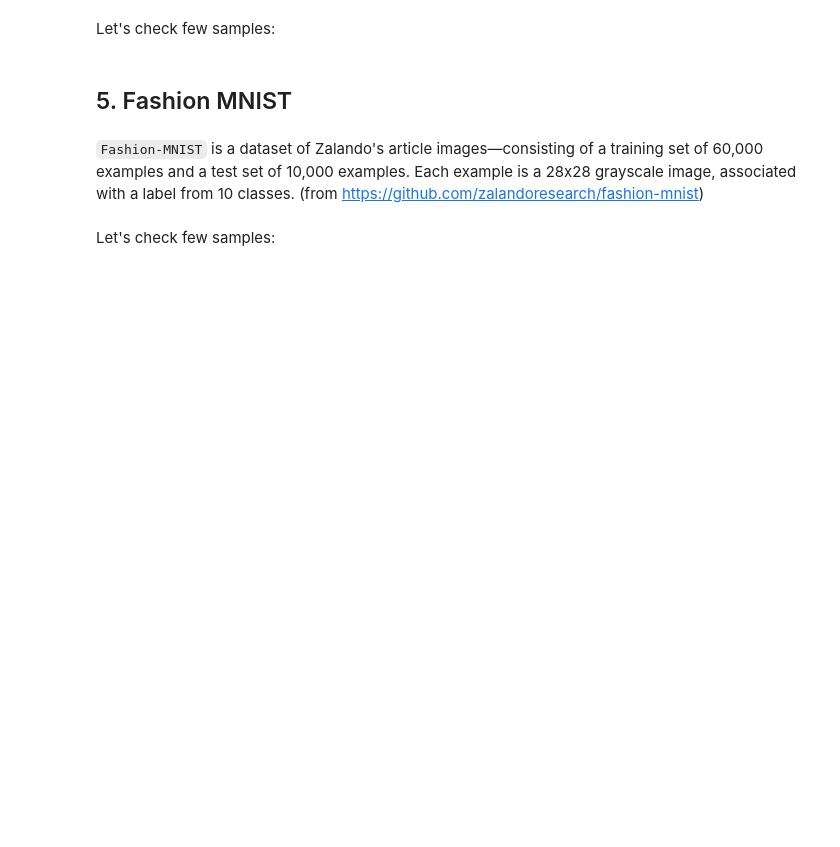
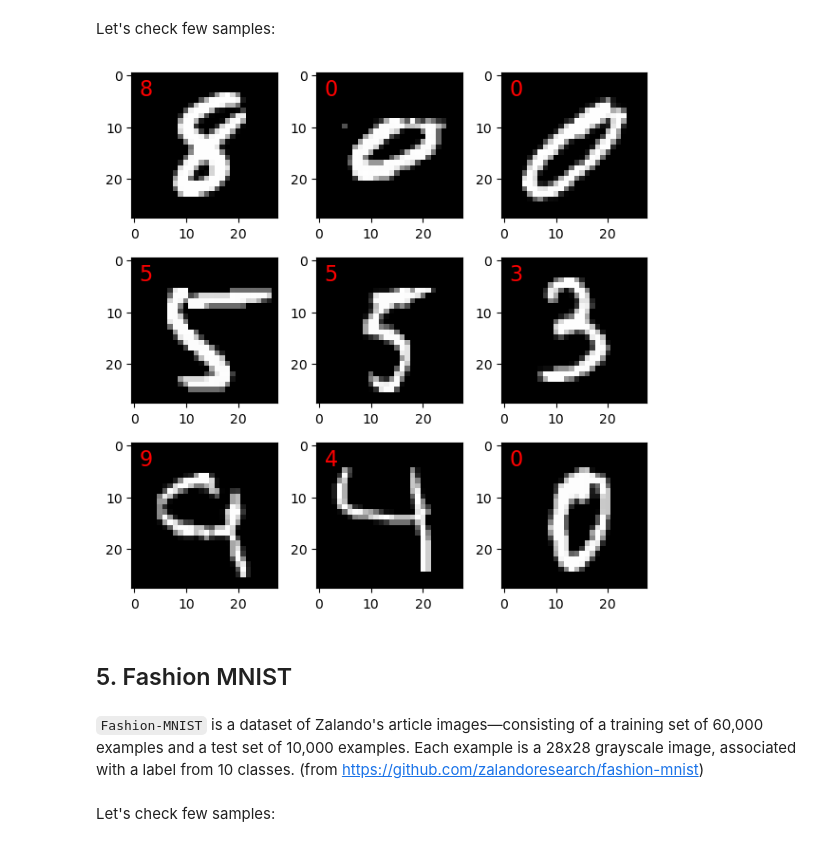
Before and after one commit to neworldemancer/DSF5, a Jupyter notebook: Course_2.ipynb, the cells around one changed output. Drawn from its saved outputs; the diff is of its cells as text; code cells hidden in the pictures; blank space fills up the shorter version.

```diff
--- a/Course_2.ipynb
+++ b/Course_2.ipynb
@@ -211,15 +222,17 @@ Let's check few samples:
 # %%
 n = 3
 fig, ax = plt.subplots(n, n, figsize=(2*n, 2*n))
 ax = [ax_xy for ax_y in ax for ax_xy in ax_y]
 for axi, im_idx in zip(ax, np.random.choice(len(train_images), n**2)):
   im = train_images[im_idx]
   im_class = train_labels[im_idx]
   axi.imshow(im, cmap='gray')
   axi.text(1, 4, f'{im_class}', color='r', size=16)
   axi.grid(False)
-plt.tight_layout(0,0,0)
+plt.tight_layout()
 plt.show()
+# %% [output]
+[figure, added]
 # %% [markdown]
 ## 5. Fashion MNIST
 # %% [markdown]
```
Also changed, not shown: parts of 104 cells of this notebook, 1 other file.
